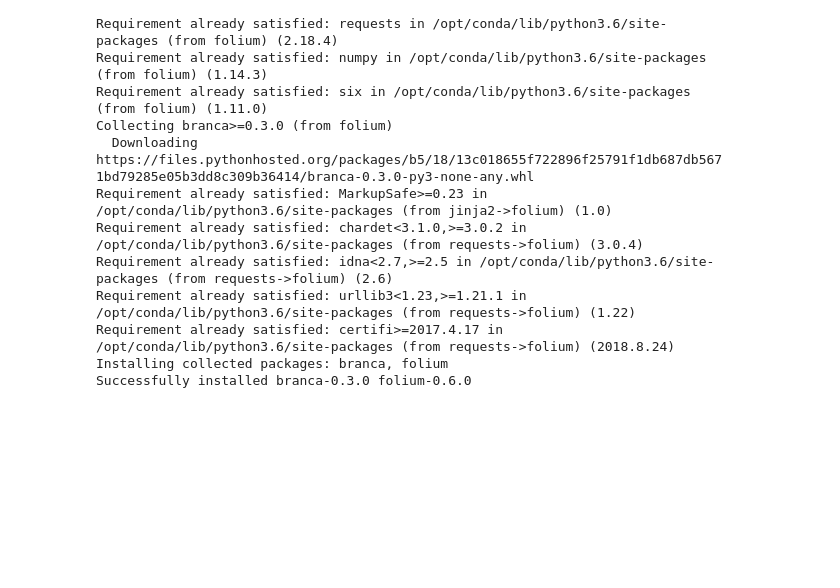
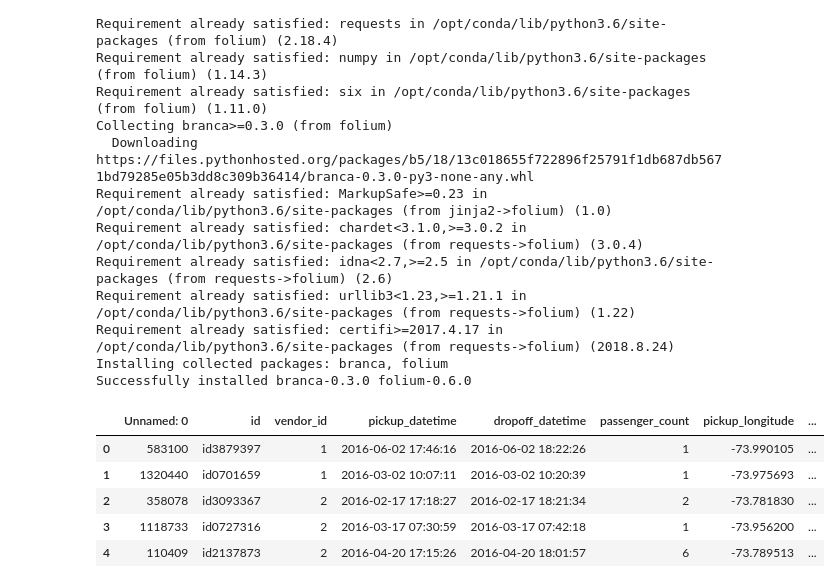
Before and after one commit to JC-B/ds-skills-folium-qa-internal, a Jupyter notebook: index.ipynb, the cells around one changed output. Saved outputs shown, nothing was run; the diff lists cells and outputs as text; code cells hidden in the pictures; blank space fills up the shorter version.

```diff
--- a/index.ipynb
+++ b/index.ipynb
@@ -37,3 +35,12 @@ df.hea
+# %%
+df.head(5)
+# %% [output]
+|  | Unnamed: 0 | id | vendor_id | pickup_datetime | dropoff_datetime | passenger_count | pickup_longitude | ... |
+| 0 | 583100 | id3879397 | 1 | 2016-06-02 17:46:16 | 2016-06-02 18:22:26 | 1 | -73.990105 | ... |
+| 1 | 1320440 | id0701659 | 1 | 2016-03-02 10:07:11 | 2016-03-02 10:20:39 | 1 | -73.975693 | ... |
+| 2 | 358078 | id3093367 | 2 | 2016-02-17 17:18:27 | 2016-02-17 18:21:34 | 2 | -73.781830 | ... |
+| 3 | 1118733 | id0727316 | 2 | 2016-03-17 07:30:59 | 2016-03-17 07:42:18 | 1 | -73.956200 | ... |
+| 4 | 110409 | id2137873 | 2 | 2016-04-20 17:15:26 | 2016-04-20 18:01:57 | 6 | -73.789513 | ... |
 # %%
 #Retrieve the Average Latitude and Longitude to Center the Map
 lat = df.pickup_latitude.mean()
```
Also changed, not shown: parts of 1 cell of this notebook.
